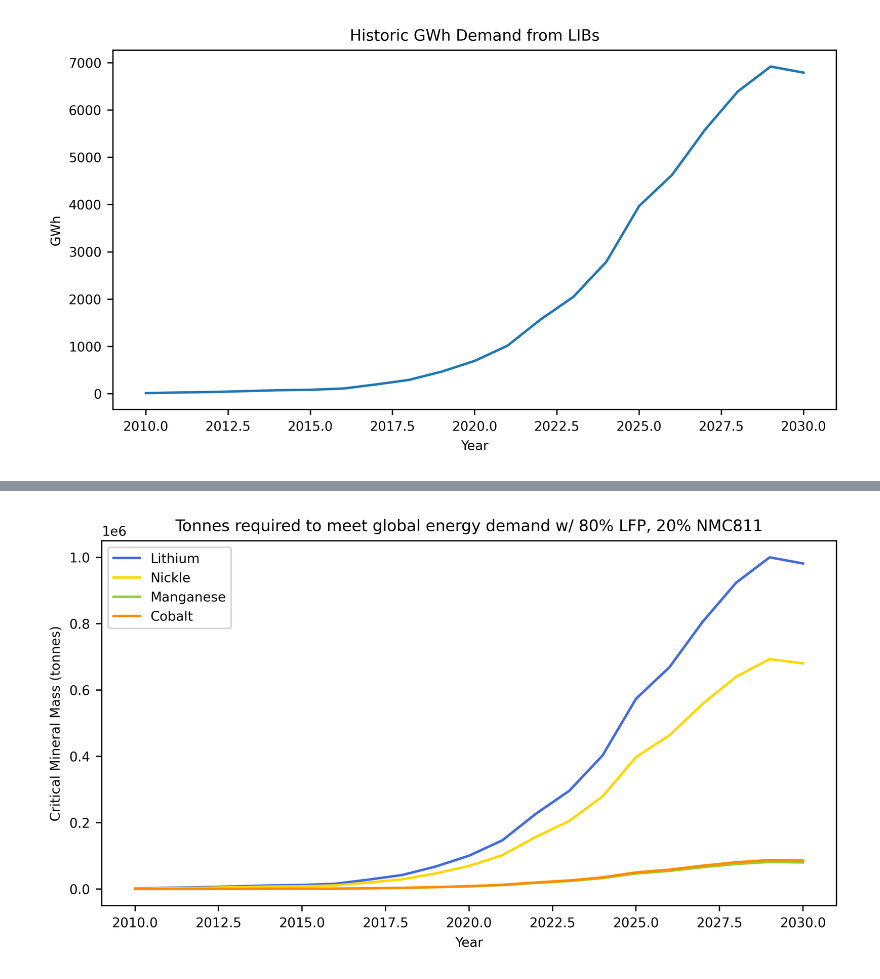
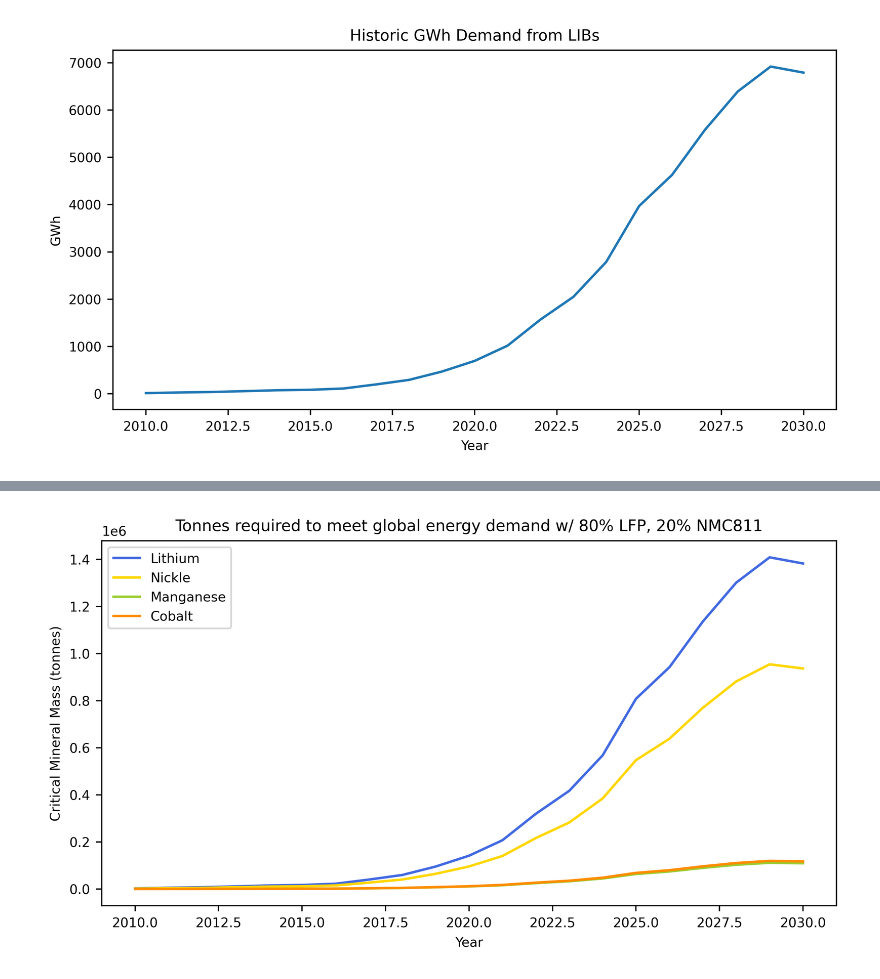
Before and after one commit to changbatterygroup/CriticalMinerals, a Jupyter notebook: isabela_pybamm_critmin_plots/S&P_pybamm_combined.ipynb, the cells around one changed output, grey strips where cells are left out. Drawn from its saved outputs; the diff is of its cells as text; code cells hidden in the pictures.

```diff
--- a/isabela_pybamm_critmin_plots/S&P_pybamm_combined.ipynb
+++ b/isabela_pybamm_critmin_plots/S&P_pybamm_combined.ipynb
@@ -103,30 +108,30 @@ plt.show()
 # %%
 # example- say LFP meets 80% of need, NMC(811 only) is other 20%
 
 df_demand['gwh_LFP'] = df_demand['Capacity'].apply(lambda x: x * 0.8)
 df_demand['gwh_NMC'] = df_demand['Capacity'].apply(lambda x: x * 0.2)
 
 LFP_Li = [AM_calc(yr, 3.5, "LFP")[0] for yr in df_demand['gwh_LFP']]
-NMC_Li = [AM_calc(yr, 3.5, 811)[0] for yr in df_demand['gwh_NMC']]
+NMC_Li = [AM_calc(yr, 3.5, "NMC811")[0] for yr in df_demand['gwh_NMC']]
 total_Li = [i + j for i, j in zip(LFP_Li, NMC_Li)]
-Ni_mass = [AM_calc(yr, 3.5, 811)[1] for yr in df_demand['gwh_NMC']]
-Mn_mass = [AM_calc(yr, 3.5, 811)[2] for yr in df_demand['gwh_NMC']]
-Co_mass = [AM_calc(yr, 3.5, 811)[3] for yr in df_demand['gwh_NMC']]
+Ni_mass = [AM_calc(yr, 3.5, "NMC811")[1] for yr in df_demand['gwh_NMC']]
+Mn_mass = [AM_calc(yr, 3.5, "NMC811")[2] for yr in df_demand['gwh_NMC']]
+Co_mass = [AM_calc(yr, 3.5, "NMC811")[3] for yr in df_demand['gwh_NMC']]
 
 plt.figure(dpi=400,figsize=(8, 4))
 # plt.plot(df['Year'], LFP_Li, label = 'Lithium from LFP', color = 'midnightblue')
 # plt.plot(df['Year'], NMC_Li, label = 'Lithium from NMC811', color = 'cornflowerblue')
 plt.plot(df_demand['Year'], total_Li, label = 'Lithium', color = 'royalblue')
 plt.plot(df_demand['Year'], Ni_mass, label = 'Nickle', color = 'gold')
 plt.plot(df_demand['Year'], Mn_mass, label = 'Manganese', color = 'yellowgreen')
 plt.plot(df_demand['Year'], Co_mass, label = 'Cobalt', color = 'darkorange')
 plt.xlabel('Year')
 plt.ylabel('Critical Mineral Mass (tonnes)')
 plt.legend()
 plt.title('Tonnes required to meet global energy demand w/ 80% LFP, 20% NMC811')
 plt.show()
 # %% [output]
-[figure, old version]
+[figure, new version]
 # %%
 # now assume 80/20 is default breakdown, and vary porosity -> CM mass
 
```
Also changed, not shown: parts of 8 cells of this notebook.
